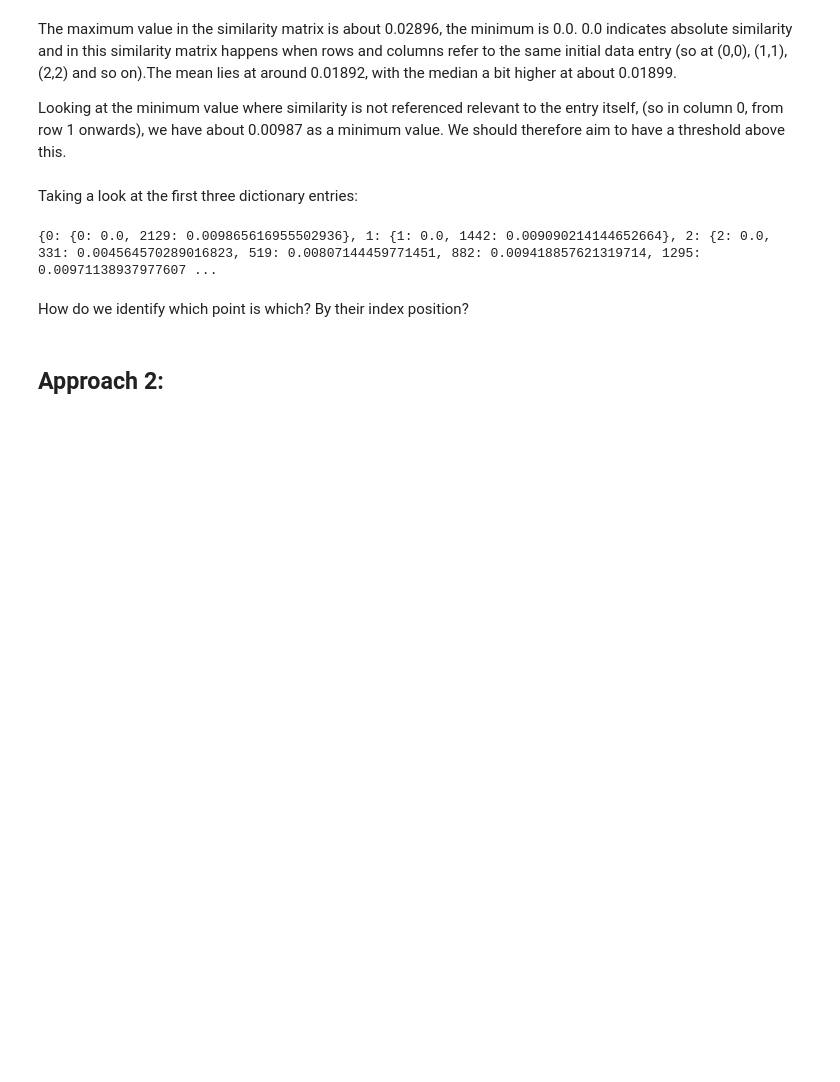
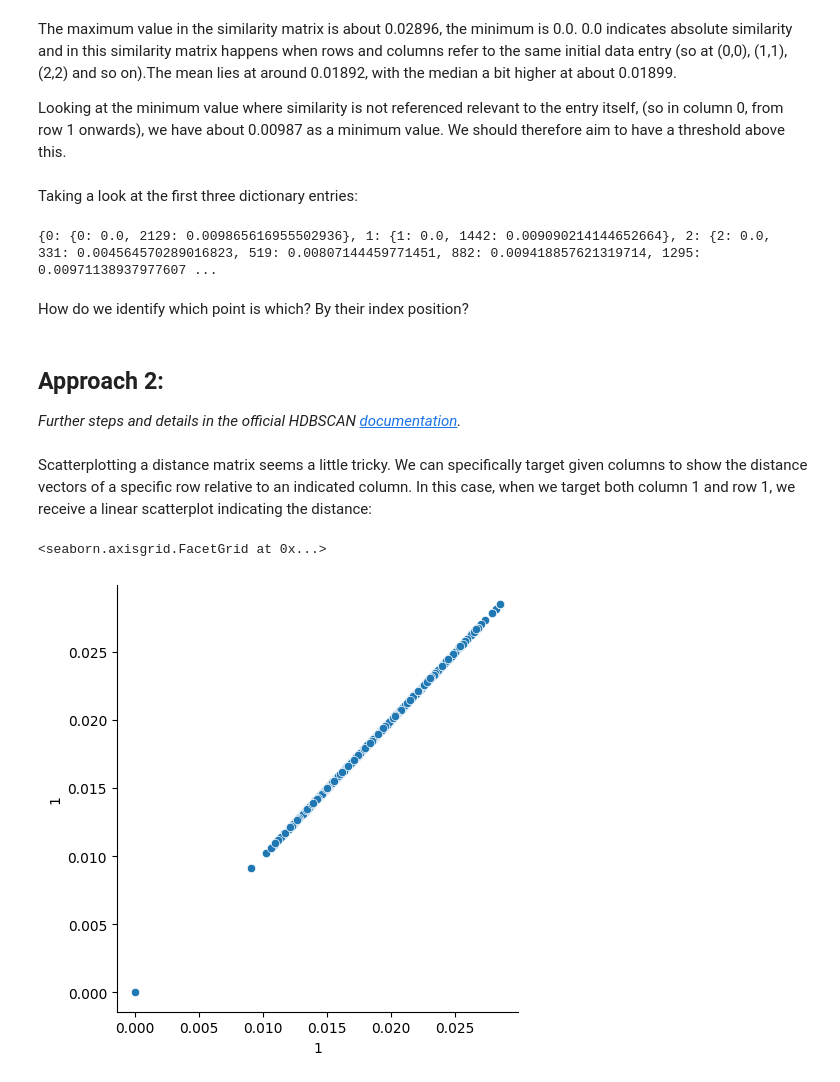
Before and after one commit to TechLabs-Berlin/wt23-naturdoc, a Jupyter notebook: ds/notebooks/data_clustering_placeholder.ipynb, the cells around one changed output. Cells and saved outputs as stored; diff of their text form; code cells hidden in the pictures; blank space fills up the shorter version.

```diff
--- a/ds/notebooks/data_clustering_placeholder.ipynb
+++ b/ds/notebooks/data_clustering_placeholder.ipynb
@@ -304,5 +307,14 @@ print({k: dict_dist[k] for k in list(dict_dist)[:3]})
 {0: {0: 0.0, 2129: 0.009865616955502936}, 1: {1: 0.0, 1442: 0.009090214144652664}, 2: {2: 0.0, 331: 0.004564570289016823, 519: 0.00807144459771451, 882: 0.009418857621319714, 1295: 0.00971138937977607 ...
 # %% [markdown]
 How do we identify which point is which? By their index position?
-# %% [markdown]
-## Approach 2:
+# %% [markdown]
+## Approach 2:
+
+_Further steps and details in the official HDBSCAN [documentation](https://hdbscan.readthedocs.io/en/latest/basic_hdbscan.html#distance-matrices)._
+# %% [markdown]
+Scatterplotting a distance matrix seems a little tricky. We can specifically target given columns to show the distance vectors of a specific row relative to an indicated column. In this case, when we target both column 1 and row 1, we receive a linear scatterplot indicating the distance:
+# %%
+sns.relplot(data=df_dist, x=1, y=1)
+# %% [output]
+<seaborn.axisgrid.FacetGrid at 0x...>
+[figure, added]
```
Also changed, not shown: parts of 20 cells of this notebook, 16 other files.
